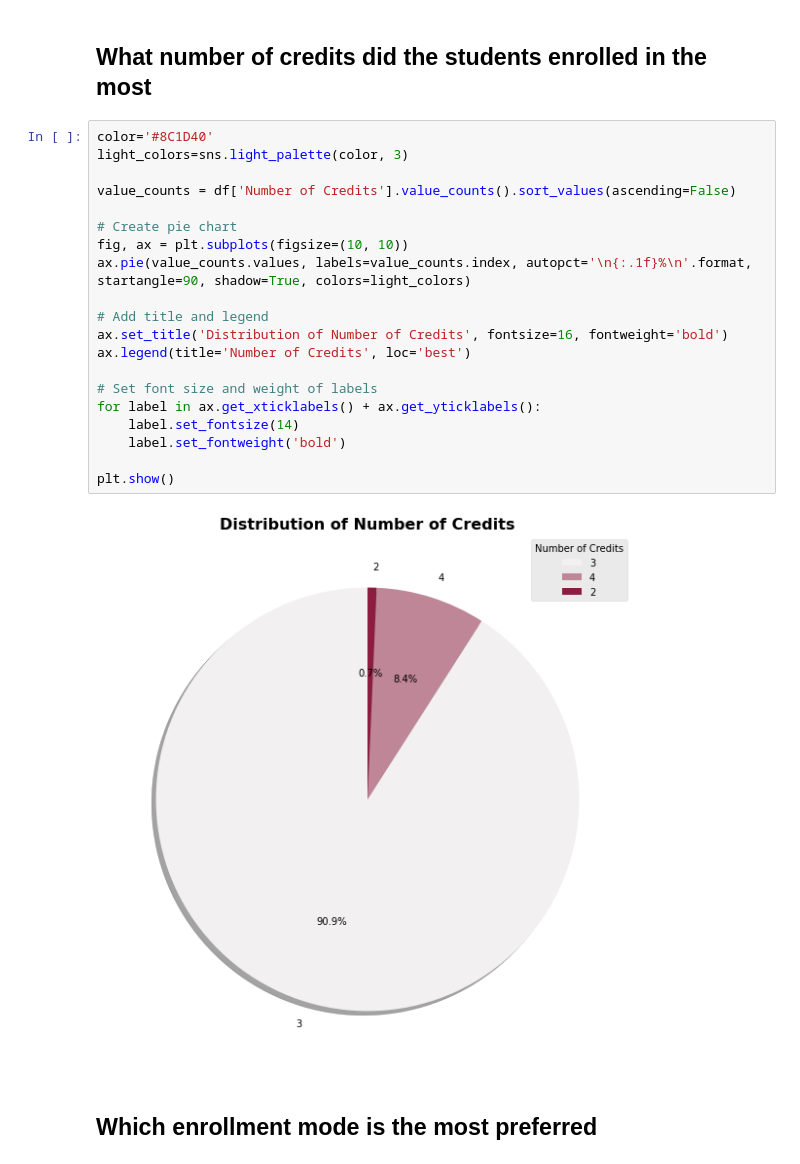
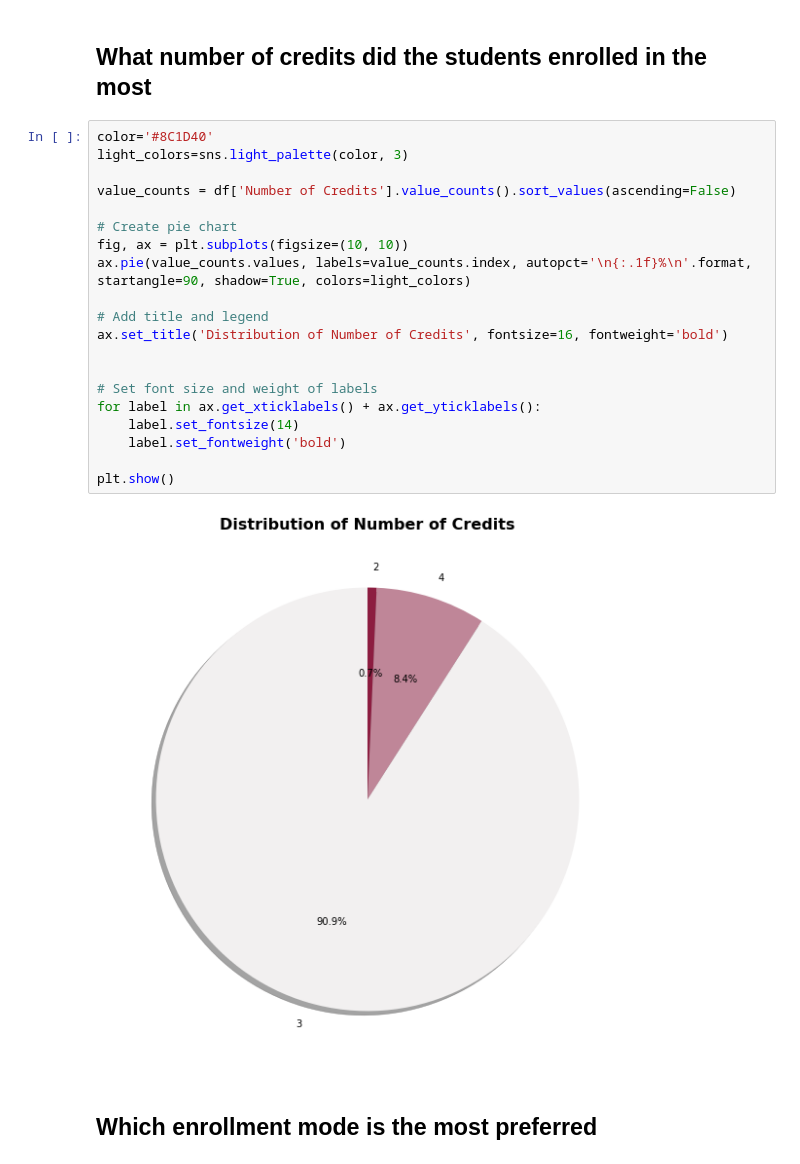
Before and after one commit to iamharkirat/EDA, a Jupyter notebook: learning_enterprise.ipynb, the cells around one changed output. Drawn from its saved outputs; the diff is of its cells as text.

```diff
--- a/learning_enterprise.ipynb
+++ b/learning_enterprise.ipynb
@@ -267,25 +358,25 @@ plt.show()
 # %%
 color='#8C1D40'
 light_colors=sns.light_palette(color, 3)
 
 value_counts = df['Number of Credits'].value_counts().sort_values(ascending=False)
 
 # Create pie chart
 fig, ax = plt.subplots(figsize=(10, 10))
 ax.pie(value_counts.values, labels=value_counts.index, autopct='\n{:.1f}%\n'.format, startangle=90, shadow=True, colors=light_colors)
 
 # Add title and legend
 ax.set_title('Distribution of Number of Credits', fontsize=16, fontweight='bold')
-ax.legend(title='Number of Credits', loc='best')
+
 
 # Set font size and weight of labels
 for label in ax.get_xticklabels() + ax.get_yticklabels():
     label.set_fontsize(14)
     label.set_fontweight('bold')
 
 plt.show()
 # %% [output]
-[figure, old version]
+[figure, new version]
 # %% [markdown]
 ## Which enrollment mode is the most preferred
 # %%
```
Also changed, not shown: parts of 16 cells of this notebook.
